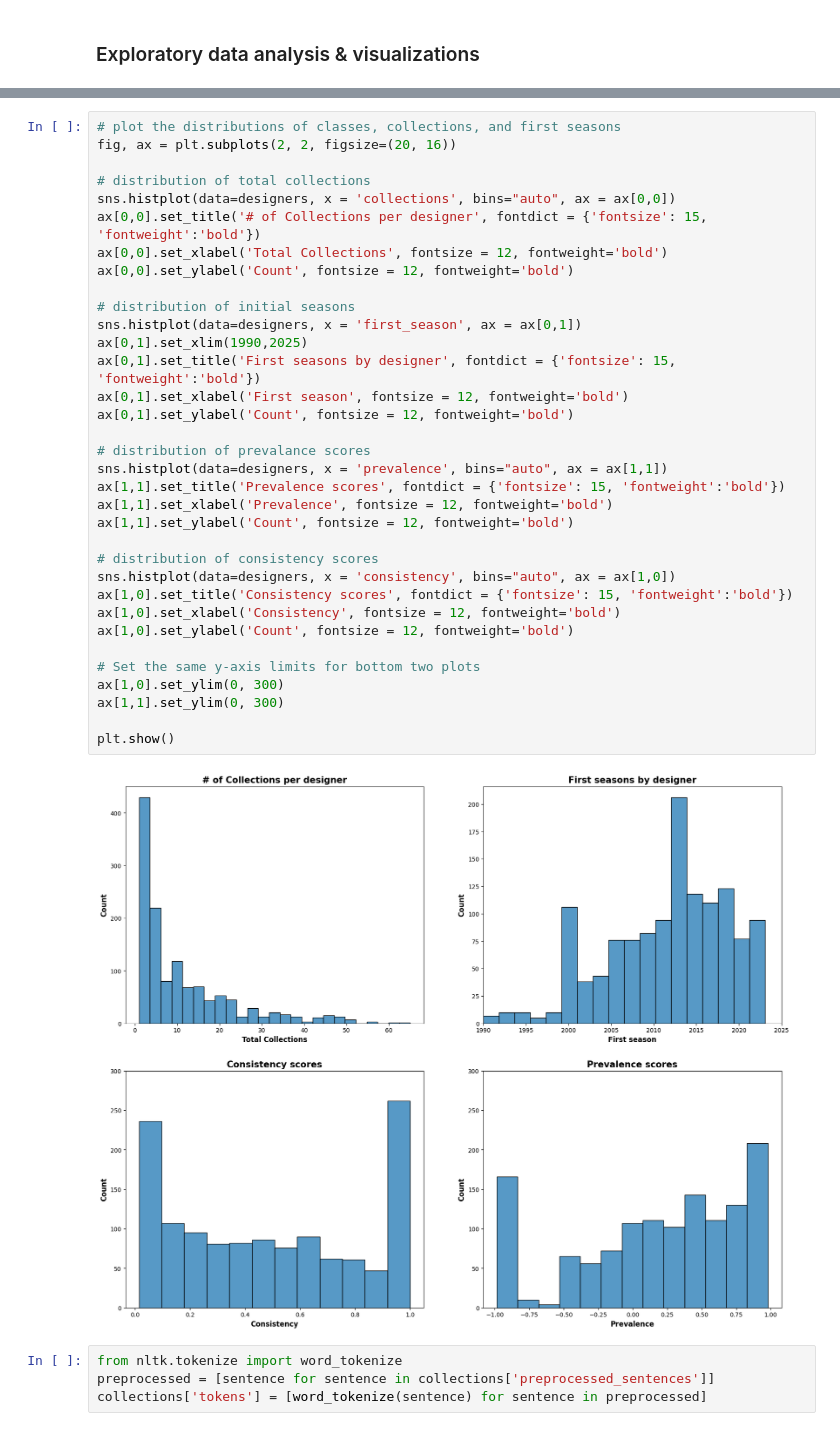
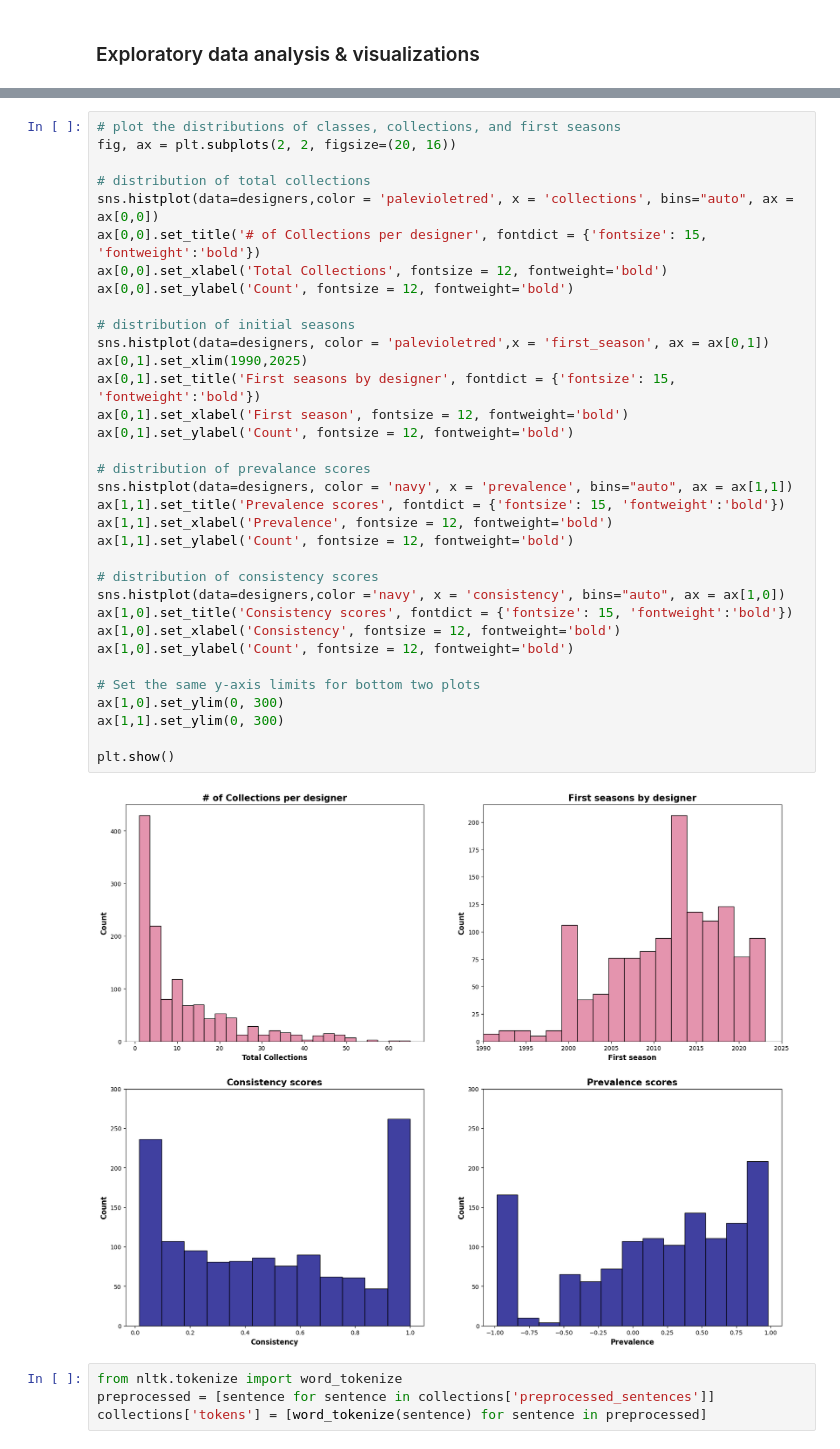
Before and after one commit to bellagracefinck/trend_cycle, a Jupyter notebook: EDA.ipynb, the cells around one changed output, grey strips where cells are left out. Drawn from its saved outputs; the diff is of its cells as text.

```diff
--- a/EDA.ipynb
+++ b/EDA.ipynb
@@ -59,38 +74,38 @@ plt.show()
 # plot the distributions of classes, collections, and first seasons
 fig, ax = plt.subplots(2, 2, figsize=(20, 16))
 
 # distribution of total collections
-sns.histplot(data=designers, x = 'collections', bins="auto", ax = ax[0,0])
+sns.histplot(data=designers,color = 'palevioletred', x = 'collections', bins="auto", ax = ax[0,0])
 ax[0,0].set_title('# of Collections per designer', fontdict = {'fontsize': 15, 'fontweight':'bold'})
 ax[0,0].set_xlabel('Total Collections', fontsize = 12, fontweight='bold')
 ax[0,0].set_ylabel('Count', fontsize = 12, fontweight='bold')
 
 # distribution of initial seasons
-sns.histplot(data=designers, x = 'first_season', ax = ax[0,1])
+sns.histplot(data=designers, color = 'palevioletred',x = 'first_season', ax = ax[0,1])
 ax[0,1].set_xlim(1990,2025)
 ax[0,1].set_title('First seasons by designer', fontdict = {'fontsize': 15, 'fontweight':'bold'})
 ax[0,1].set_xlabel('First season', fontsize = 12, fontweight='bold')
 ax[0,1].set_ylabel('Count', fontsize = 12, fontweight='bold')
 
 # distribution of prevalance scores
-sns.histplot(data=designers, x = 'prevalence', bins="auto", ax = ax[1,1])
+sns.histplot(data=designers, color = 'navy', x = 'prevalence', bins="auto", ax = ax[1,1])
 ax[1,1].set_title('Prevalence scores', fontdict = {'fontsize': 15, 'fontweight':'bold'})
 ax[1,1].set_xlabel('Prevalence', fontsize = 12, fontweight='bold')
 ax[1,1].set_ylabel('Count', fontsize = 12, fontweight='bold')
 
 # distribution of consistency scores
-sns.histplot(data=designers, x = 'consistency', bins="auto", ax = ax[1,0])
+sns.histplot(data=designers,color ='navy', x = 'consistency', bins="auto", ax = ax[1,0])
 ax[1,0].set_title('Consistency scores', fontdict = {'fontsize': 15, 'fontweight':'bold'})
 ax[1,0].set_xlabel('Consistency', fontsize = 12, fontweight='bold')
 ax[1,0].set_ylabel('Count', fontsize = 12, fontweight='bold')
 
 # Set the same y-axis limits for bottom two plots
 ax[1,0].set_ylim(0, 300)
 ax[1,1].set_ylim(0, 300)
 
 plt.show()
 # %% [output]
-[figure, old version]
+[figure, new version]
 # %%
 from nltk.tokenize import word_tokenize
 preprocessed = [sentence for sentence in collections['preprocessed_sentences']]
```
Also changed, not shown: parts of 11 cells of this notebook, 34 other files.
